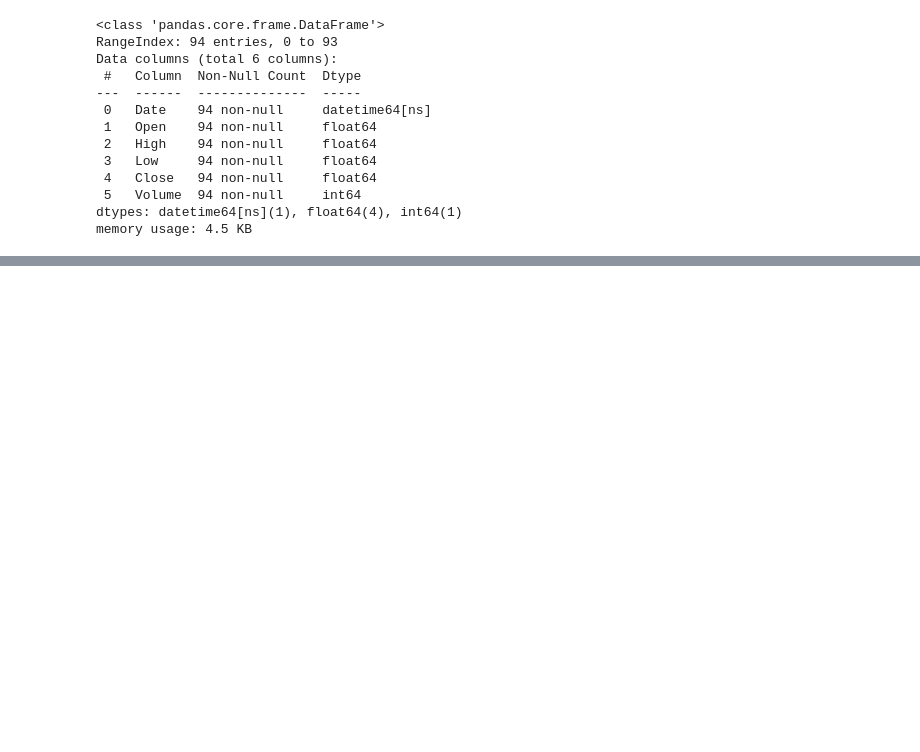
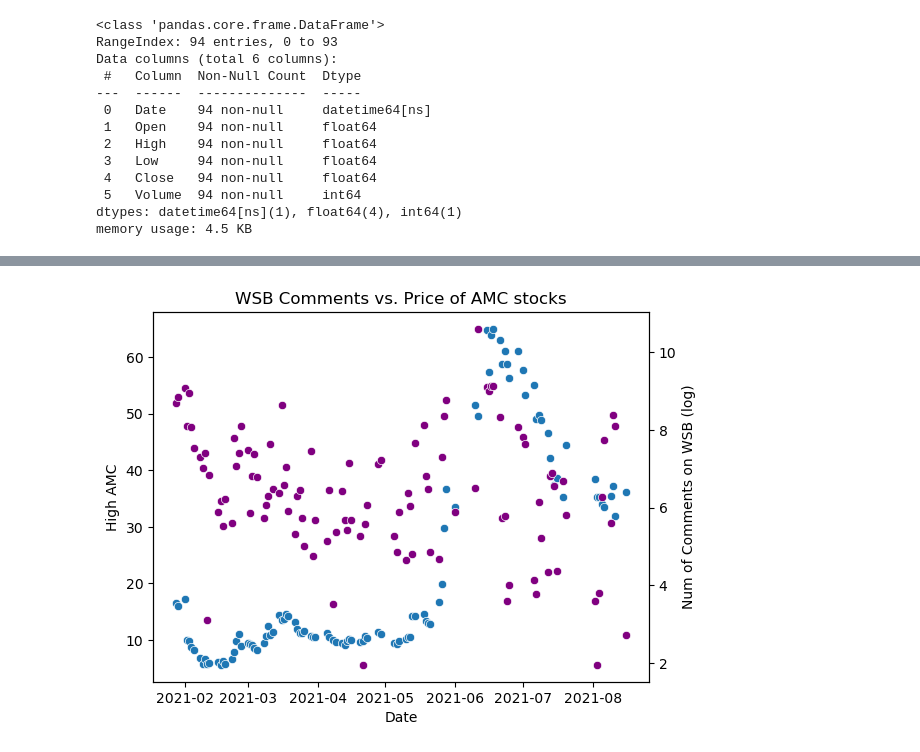
Before and after one commit to CrunchySweet/AI, a Jupyter notebook: Semester1/Stocks/Stocks.ipynb, the cells around one changed output, grey strips where cells are left out. Drawn from its saved outputs; the diff is of its cells as text; code cells hidden in the pictures; blank space fills up the shorter version.

```diff
--- a/Semester1/Stocks/Stocks.ipynb
+++ b/Semester1/Stocks/Stocks.ipynb
@@ -7,6 +8,7 @@ import requests
 df = pd.read_json('gme.json')
 df2 = pd.read_json('recentGME.json')
 amc = pd.read_csv('AMC.csv')
+wsb = pd.read_json('light_encode_wsb.json')
 # %%
 #WRVYEKR822BPE8OX
 
@@ -191,0 +217,2 @@ sns.scatterplot(data = amc, x='Date', y = 'High')
+# %%
+amc_wsb = wsb[wsb['label']=='AMC']
@@ -191,0 +223,2 @@ sns.scatterplot(data = amc, x='Date', y = 'High')
+# %%
+AMC_merged = pd.merge(amc, amc_wsb,how = 'inner', on ='Date' )
@@ -191,0 +245,12 @@ sns.scatterplot(data = amc, x='Date', y = 'High')
+# %%
+ax1 = sns.scatterplot(data = AMC_merged, x='Date', y = 'High')
+ax2 = ax1.twinx()
+sns.scatterplot(data = AMC_merged, x='Date', y = log_comms, color = 'purple')
+
+ax1.set_ylabel('High AMC')
+ax2.set_ylabel('Num of Comments on WSB (log)')
+plt.title('WSB Comments vs. Price of AMC stocks')
+
+plt.show()
+# %% [output]
+[figure, added]
```
Also changed, not shown: parts of 26 cells of this notebook, 1 other file.
